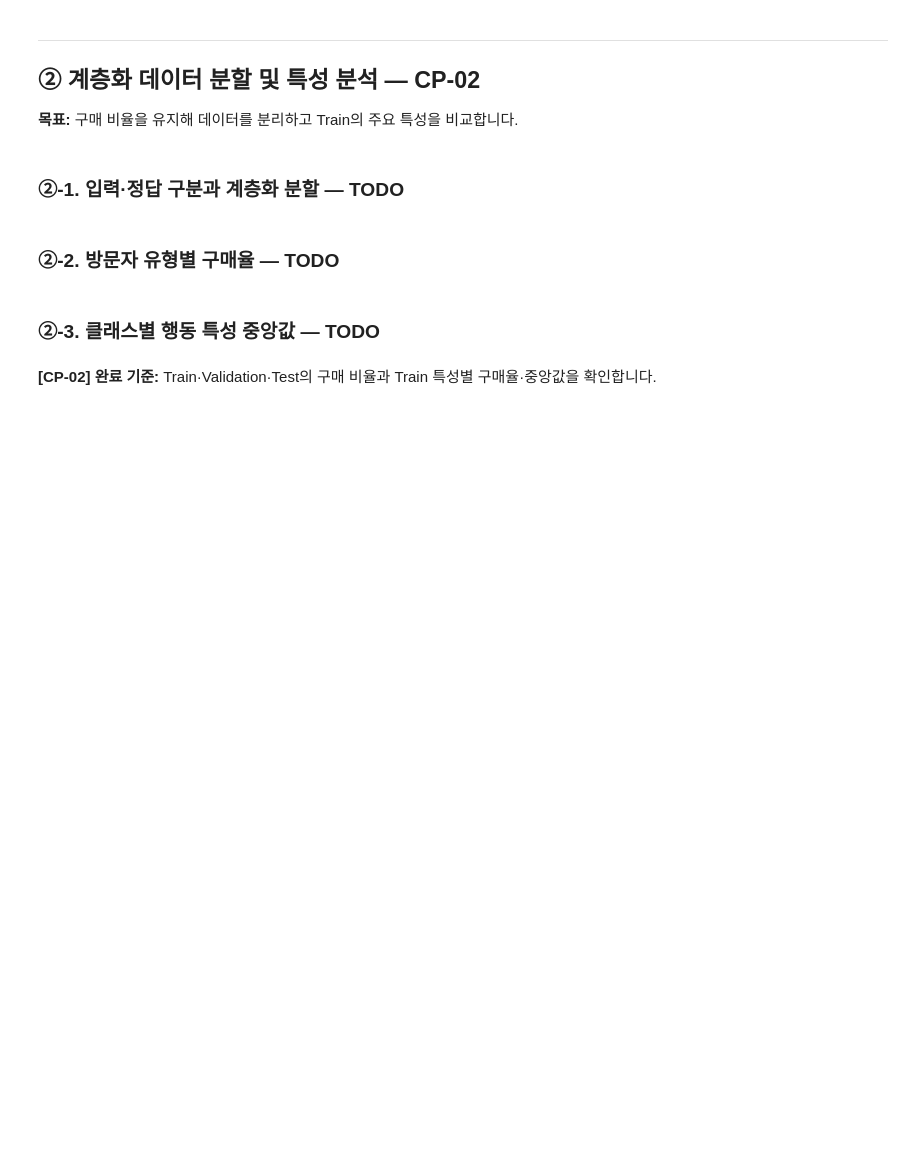
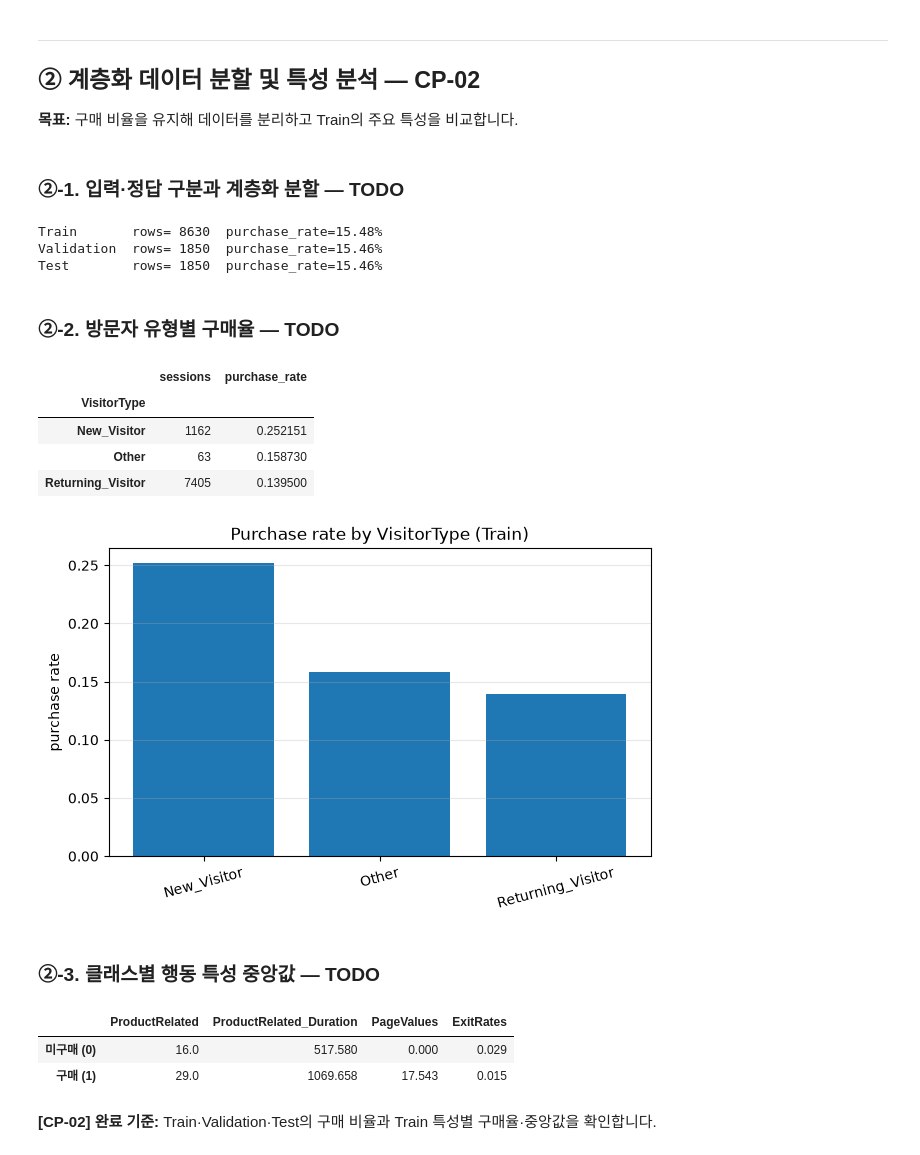
Before and after one commit to Terence20t/ai-mini-project, a Jupyter notebook: mini-project-01/code/02_classification_online_shopping.ipynb, the cells around one changed output. Cells and saved outputs as stored; diff of their text form; code cells hidden in the pictures; blank space fills up the shorter version.

```diff
--- a/mini-project-01/code/02_classification_online_shopping.ipynb
+++ b/mini-project-01/code/02_classification_online_shopping.ipynb
@@ -228,16 +228,26 @@ plt.show()
 from sklearn.model_selection import train_test_split
 
 # TODO 2-1. Revenue를 제외한 입력 특성 FEATURES, X, y를 작성합니다.
-FEATURES = ...
-X = ...
-y = ...
+FEATURES = [col for col in df.columns if col != "Revenue"]
+X = df[FEATURES]
+y = df["Revenue"]
 
 # TODO 2-2. stratify를 사용하여 Train 70%, Validation 15%, Test 15%로 나눕니다.
 # 1) 전체 데이터의 15%를 Test로 분리
 # 2) 나머지에서 0.15/0.85 비율을 Validation으로 분리
 # random_state=SEED를 두 번 모두 지정합니다.
-X_dev, X_test, y_dev, y_test = ...
-X_train, X_valid, y_train, y_valid = ...
+X_dev, X_test, y_dev, y_test = train_test_split(
+    X, y,
+    test_size=0.15,
+    random_state=SEED,
+    stratify=y
+)
+X_train, X_valid, y_train, y_valid = train_test_split(
+    X_dev, y_dev,
+    test_size=0.15 / 0.85,
+    random_state=SEED,
+    stratify=y_dev
+)
 
 # [공통] 분할 검증
 for name, xx, yy in [
@@ -251,27 +261,48 @@ assert len(X_train) + len(X_valid) + len(X_test) == len(df)
 assert set(X_train.index).isdisjoint(X_valid.index)
 assert set(X_train.index).isdisjoint(X_test.index)
 assert set(X_valid.index).isdisjoint(X_test.index)
+# %% [output]
+Train       rows= 8630  purchase_rate=15.48%
+Validation  rows= 1850  purchase_rate=15.46%
+Test        rows= 1850  purchase_rate=15.46%
 # %% [markdown]
 ### ②-2. 방문자 유형별 구매율 — TODO
 # %%
 # [공통] Train 데이터만 활용한 특성 분석
 train_view = X_train.copy()
 train_view[TARGET] = y_train
 
 # TODO 2-3. VisitorType별 세션 수(sessions)와 구매율(purchase_rate)을 계산합니다.
 # 힌트: groupby(), agg(), sort_values()
-visitor_rate = ...
+visitor_rate = (
+    train_view.groupby("VisitorType")
+    .agg(
+        sessions=(TARGET, "count"),
+        purchase_rate=(TARGET, "mean")
+    )
+    .sort_values("purchase_rate", ascending=False)
+)
 display(visitor_rate)
 
 plt.figure(figsize=(7, 4))
 # TODO 2-4. 방문자 유형별 구매율을 막대그래프로 나타냅니다.
 # 힌트: plt.bar(visitor_rate.index.astype(str), visitor_rate["purchase_rate"])
-...
+plt.bar(
+    visitor_rate.index.astype(str),
+    visitor_rate["purchase_rate"]
+)
 plt.ylabel("purchase rate")
 plt.title("Purchase rate by VisitorType (Train)")
 plt.xticks(rotation=15)
 plt.grid(axis="y", alpha=0.3)
 plt.show()
+# %% [output]
+|  | sessions | purchase_rate |
+| VisitorType |  |  |
+| New_Visitor | 1162 | 0.252151 |
+| Other | 63 | 0.158730 |
+| Returning_Visitor | 7405 | 0.139500 |
+[figure, added]
 # %% [markdown]
 ### ②-3. 클래스별 행동 특성 중앙값 — TODO
 # %%
@@ -280,11 +311,15 @@ compare_cols = ["ProductRelated", "ProductRelated_Duration", "PageValues", "Exit
 
 # TODO 2-5. Revenue별 compare_cols 중앙값을 계산합니다.
 # 힌트: groupby(TARGET)[compare_cols].median()
-median_by_class = ...
+median_by_class = train_view.groupby(TARGET)[compare_cols].median()
 
 # [공통] 결과 표시
 median_by_class.index = ["미구매 (0)", "구매 (1)"]
 display(median_by_class.round(3))
+# %% [output]
+|  | ProductRelated | ProductRelated_Duration | PageValues | ExitRates |
+| 미구매 (0) | 16.0 | 517.580 | 0.000 | 0.029 |
+| 구매 (1) | 29.0 | 1069.658 | 17.543 | 0.015 |
 # %% [markdown]
 **[CP-02] 완료 기준:** Train·Validation·Test의 구매 비율과 Train 특성별 구매율·중앙값을 확인합니다.
 # %% [markdown]
```
Also changed, not shown: 1 other file.
